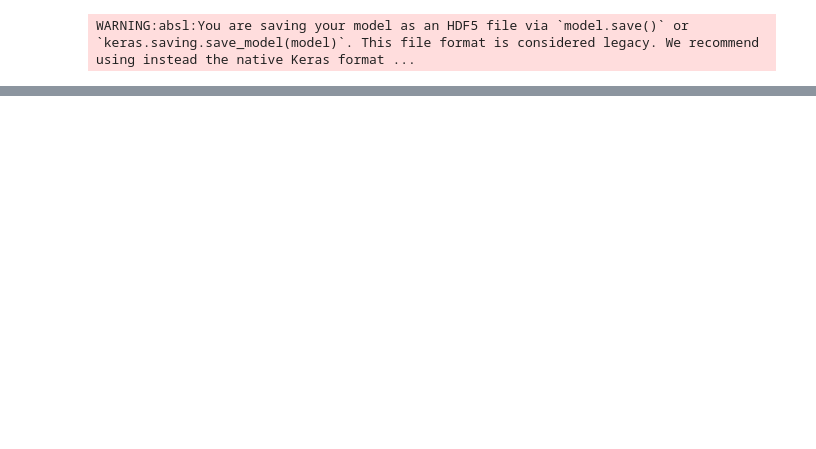
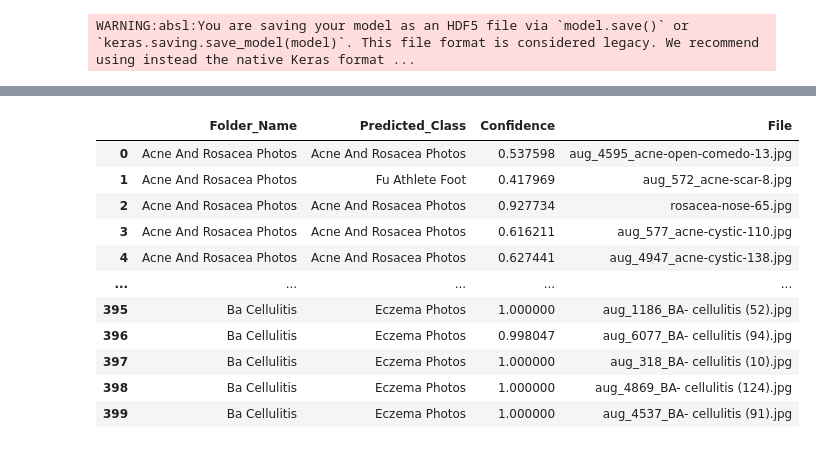
Before and after one commit to jonahjayasingh/Project, a Jupyter notebook: Data Science/Image Based/Untitled.ipynb, the cells around one changed output, grey strips where cells are left out. Drawn from its saved outputs; the diff is of its cells as text; code cells hidden in the pictures; blank space fills up the shorter version.

```diff
--- a/Data Science/Image Based/Untitled.ipynb
+++ b/Data Science/Image Based/Untitled.ipynb
@@ -163,0 +193,84 @@ WARNING:absl:You are saving your model as an HDF5 file via `model.save()` or `ke
+# %%
+import numpy as np
+from tensorflow.keras.utils import load_img, img_to_array
+
+def predict_image(path):
+    img = load_img(path, target_size=(IMG_SIZE, IMG_SIZE))
+    img_array = img_to_array(img)
+    img_array = np.expand_dims(img_array, axis=0)  # batch dimension
+    img_array = keras.applications.efficientnet.preprocess_input(img_array)
+
+    preds = model.predict(img_array)
+    predicted_class = class_names[np.argmax(preds)]
+    confidence = np.max(preds)
+    print(f"Prediction: {predicted_class} ({confidence*100:.2f}%)")
+
+predict_image("dataset/<your_class_folder>/<some_image>.jpg")
+# %%
+import os
+import random
+import numpy as np
+import pandas as pd
+from tensorflow.keras.utils import load_img, img_to_array
+import keras  # make sure keras or tensorflow.keras is imported
+
+DATA_ROOT = "dataset"   # your dataset root
+N_SAMPLES_PER_FOLDER = 20
+IMG_SIZE = 224  # set your image size
+class_names = ['Acne And Rosacea Photos', 'Malignant', 'Fu Athlete Foot', 'Eczema Photos', 'Fu Ringworm', 'Benign', 'Exanthems And Drug Eruptions', 'Lupus And Other Connective Tissue Diseases', 'Ba Impetigo', 'Bullous Disease Photos', 'Nail Fungus And Other Nail Disease', 'Light Diseases And Disorders Of Pigmentation', 'Atopic Dermatitis Photos', 'Actinic Keratosis Basal Cell Carcinoma And Other Malignant Lesions', 'Melanoma Skin Cancer Nevi And Moles', 'Cellulitis Impetigo And Other Bacterial Infections', 'Hair Loss Photos Alopecia And Other Hair Diseases', 'Herpes Hpv And Other Stds Photos', 'Fu Nail Fungus', 'Ba  Cellulitis']
+
+# model = ...  # load your trained model here
+
+# Collect all (folder_name, file_path) pairs per folder
+sampled = []
+for folder_name in os.listdir(DATA_ROOT):
+    folder_path = os.path.join(DATA_ROOT, folder_name)
+    if os.path.isdir(folder_path):
+        files = [os.path.join(folder_path, f) for f in os.listdir(folder_path)
+                 if f.lower().endswith(('.jpg', '.jpeg', '.png'))]
+        # Randomly pick N_SAMPLES_PER_FOLDER images from this folder
+        sampled_files = random.sample(files, min(N_SAMPLES_PER_FOLDER, len(files)))
+        for f in sampled_files:
+            sampled.append((folder_name, f))
+
+# Prediction function
+def predict_image(path):
+    img = load_img(path, target_size=(IMG_SIZE, IMG_SIZE))
+    img_array = img_to_array(img)
+    img_array = np.expand_dims(img_array, axis=0)
+    img_array = keras.applications.efficientnet.preprocess_input(img_array)
+    preds = model.predict(img_array, verbose=0)
+    pred_class = class_names[np.argmax(preds)]
+    confidence = float(np.max(preds))
+    return pred_class, confidence
+
+# Run predictions
+results = []
+for folder_name, filepath in sampled:
+    pred_class, conf = predict_image(filepath)
+    results.append({
+        "Folder_Name": folder_name,       # true class (folder)
+        "Predicted_Class": pred_class,    # model output
+        "Confidence": conf,
+        "File": os.path.basename(filepath)
+    })
+
+# Convert to DataFrame
+df_results = pd.DataFrame(results)
+df_results
+
+# Optional: Save to CSV
+# df_results.to_csv("sample_predictions.csv", index=False)
+# %% [output]
+|  | Folder_Name | Predicted_Class | Confidence | File |
+| 0 | Acne And Rosacea Photos | Acne And Rosacea Photos | 0.537598 | aug_4595_acne-open-comedo-13.jpg |
+| 1 | Acne And Rosacea Photos | Fu Athlete Foot | 0.417969 | aug_572_acne-scar-8.jpg |
+| 2 | Acne And Rosacea Photos | Acne And Rosacea Photos | 0.927734 | rosacea-nose-65.jpg |
+| 3 | Acne And Rosacea Photos | Acne And Rosacea Photos | 0.616211 | aug_577_acne-cystic-110.jpg |
+| 4 | Acne And Rosacea Photos | Acne And Rosacea Photos | 0.627441 | aug_4947_acne-cystic-138.jpg |
+| ... | ... | ... | ... | ... |
+| 395 | Ba Cellulitis | Eczema Photos | 1.000000 | aug_1186_BA- cellulitis (52).jpg |
+| 396 | Ba Cellulitis | Eczema Photos | 0.998047 | aug_6077_BA- cellulitis (94).jpg |
+| 397 | Ba Cellulitis | Eczema Photos | 1.000000 | aug_318_BA- cellulitis (10).jpg |
+| 398 | Ba Cellulitis | Eczema Photos | 1.000000 | aug_4869_BA- cellulitis (124).jpg |
+| 399 | Ba Cellulitis | Eczema Photos | 1.000000 | aug_4537_BA- cellulitis (91).jpg |
```
Also changed, not shown: parts of 7 cells of this notebook, 23 other files.
